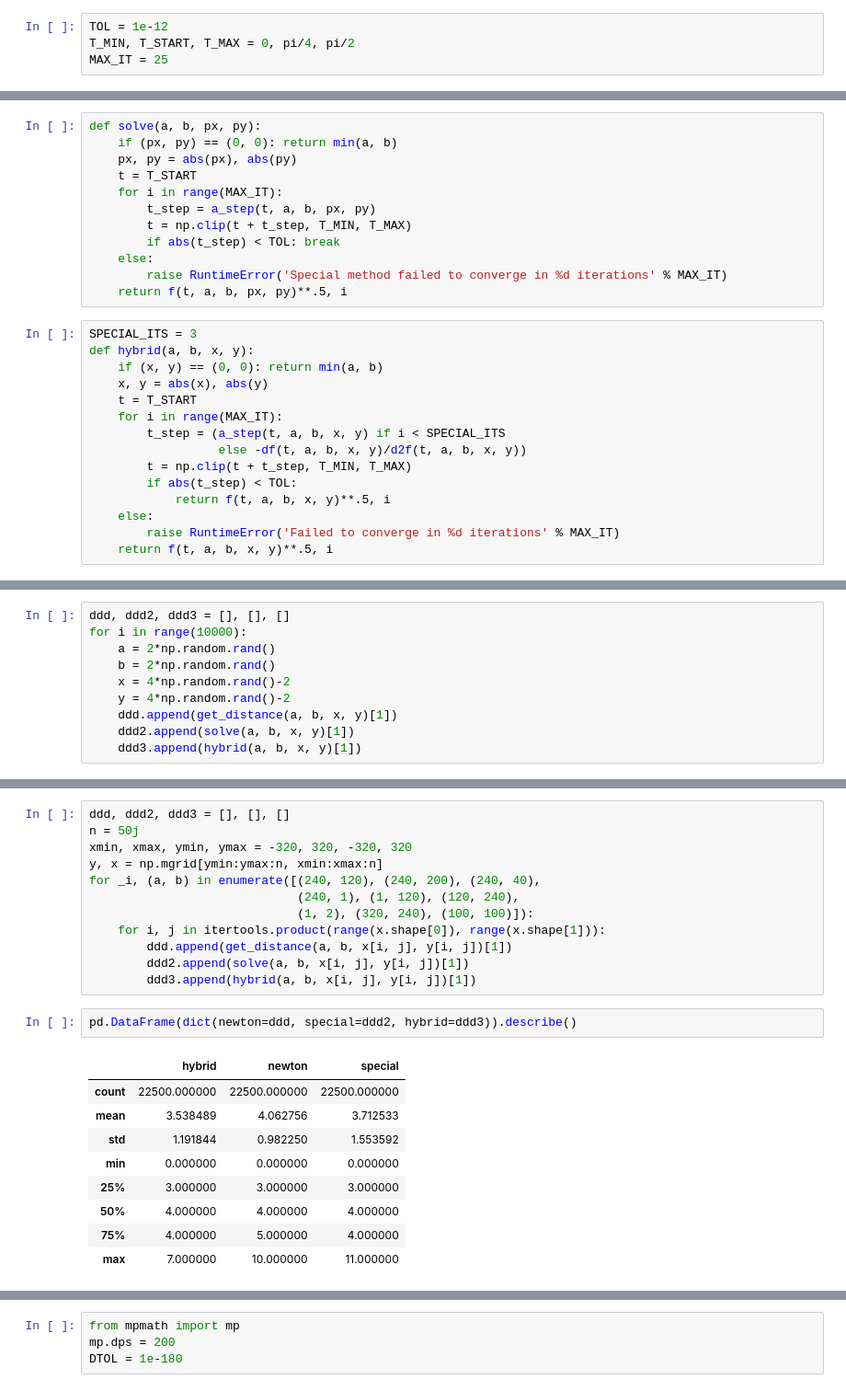
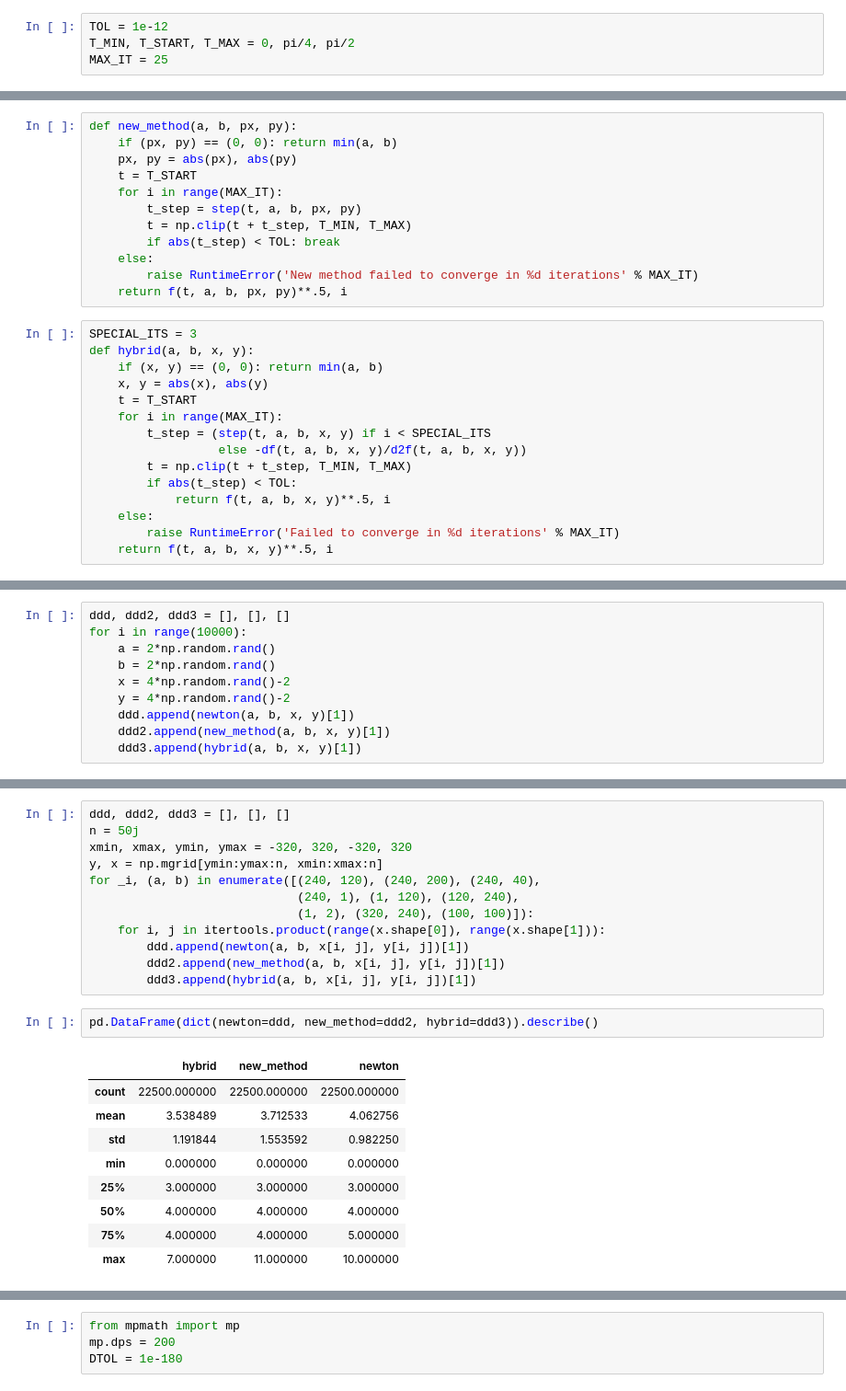
Before and after one commit to sharnett/point_to_ellipse, a Jupyter notebook: point_to_ellipse.ipynb, the cells around one changed output, grey strips where cells are left out. Shown: that part at 92% size. Saved outputs shown, nothing was run; the diff lists cells and outputs as text.

```diff
--- a/point_to_ellipse.ipynb
+++ b/point_to_ellipse.ipynb
@@ -55,16 +55,16 @@ def get_distance(a, b, x, y):
         raise RuntimeError('Newton failed to converge in %d iterations' % MAX_IT)
     return f(t, a, b, x, y)**.5, i
 # %%
-def solve(a, b, px, py):
+def new_method(a, b, px, py):
     if (px, py) == (0, 0): return min(a, b)
     px, py = abs(px), abs(py)
     t = T_START
     for i in range(MAX_IT):
-        t_step = a_step(t, a, b, px, py)
+        t_step = step(t, a, b, px, py)
         t = np.clip(t + t_step, T_MIN, T_MAX)
         if abs(t_step) < TOL: break
     else:
-        raise RuntimeError('Special method failed to converge in %d iterations' % MAX_IT)
+        raise RuntimeError('New method failed to converge in %d iterations' % MAX_IT)
     return f(t, a, b, px, py)**.5, i
 # %%
 SPECIAL_ITS = 3
@@ -73,7 +73,7 @@ def hybrid(a, b, x, y):
     x, y = abs(x), abs(y)
     t = T_START
     for i in range(MAX_IT):
-        t_step = (a_step(t, a, b, x, y) if i < SPECIAL_ITS
+        t_step = (step(t, a, b, x, y) if i < SPECIAL_ITS
                   else -df(t, a, b, x, y)/d2f(t, a, b, x, y))
         t = np.clip(t + t_step, T_MIN, T_MAX)
         if abs(t_step) < TOL:
@@ -88,6 +90,6 @@ for i in range(10000):
     b = 2*np.random.rand()
     x = 4*np.random.rand()-2
     y = 4*np.random.rand()-2
-    ddd.append(get_distance(a, b, x, y)[1])
-    ddd2.append(solve(a, b, x, y)[1])
+    ddd.append(newton(a, b, x, y)[1])
+    ddd2.append(new_method(a, b, x, y)[1])
     ddd3.append(hybrid(a, b, x, y)[1])
@@ -100,21 +114,21 @@ for _i, (a, b) in enumerate([(240, 120), (240, 200), (240, 40),
                              (240, 1), (1, 120), (120, 240),
                              (1, 2), (320, 240), (100, 100)]):
     for i, j in itertools.product(range(x.shape[0]), range(x.shape[1])):
-        ddd.append(get_distance(a, b, x[i, j], y[i, j])[1])
-        ddd2.append(solve(a, b, x[i, j], y[i, j])[1])
+        ddd.append(newton(a, b, x[i, j], y[i, j])[1])
+        ddd2.append(new_method(a, b, x[i, j], y[i, j])[1])
         ddd3.append(hybrid(a, b, x[i, j], y[i, j])[1])
 # %%
-pd.DataFrame(dict(newton=ddd, special=ddd2, hybrid=ddd3)).describe()
+pd.DataFrame(dict(newton=ddd, new_method=ddd2, hybrid=ddd3)).describe()
 # %% [output]
-|  | hybrid | newton | special |
+|  | hybrid | new_method | newton |
 | count | 22500.000000 | 22500.000000 | 22500.000000 |
-| mean | 3.538489 | 4.062756 | 3.712533 |
-| std | 1.191844 | 0.982250 | 1.553592 |
+| mean | 3.538489 | 3.712533 | 4.062756 |
+| std | 1.191844 | 1.553592 | 0.982250 |
 | min | 0.000000 | 0.000000 | 0.000000 |
 | 25% | 3.000000 | 3.000000 | 3.000000 |
 | 50% | 4.000000 | 4.000000 | 4.000000 |
-| 75% | 4.000000 | 5.000000 | 4.000000 |
-| max | 7.000000 | 10.000000 | 11.000000 |
+| 75% | 4.000000 | 4.000000 | 5.000000 |
+| max | 7.000000 | 11.000000 | 10.000000 |
 # %%
 fig, ax = plt.subplots(3, 1, sharex=True, sharey=True, figsize=(5, 10))
 pd.Series(ddd).value_counts().reindex(range(12)).plot(kind='bar', ax=ax[0])
```
Also changed, not shown: parts of 9 cells of this notebook.
